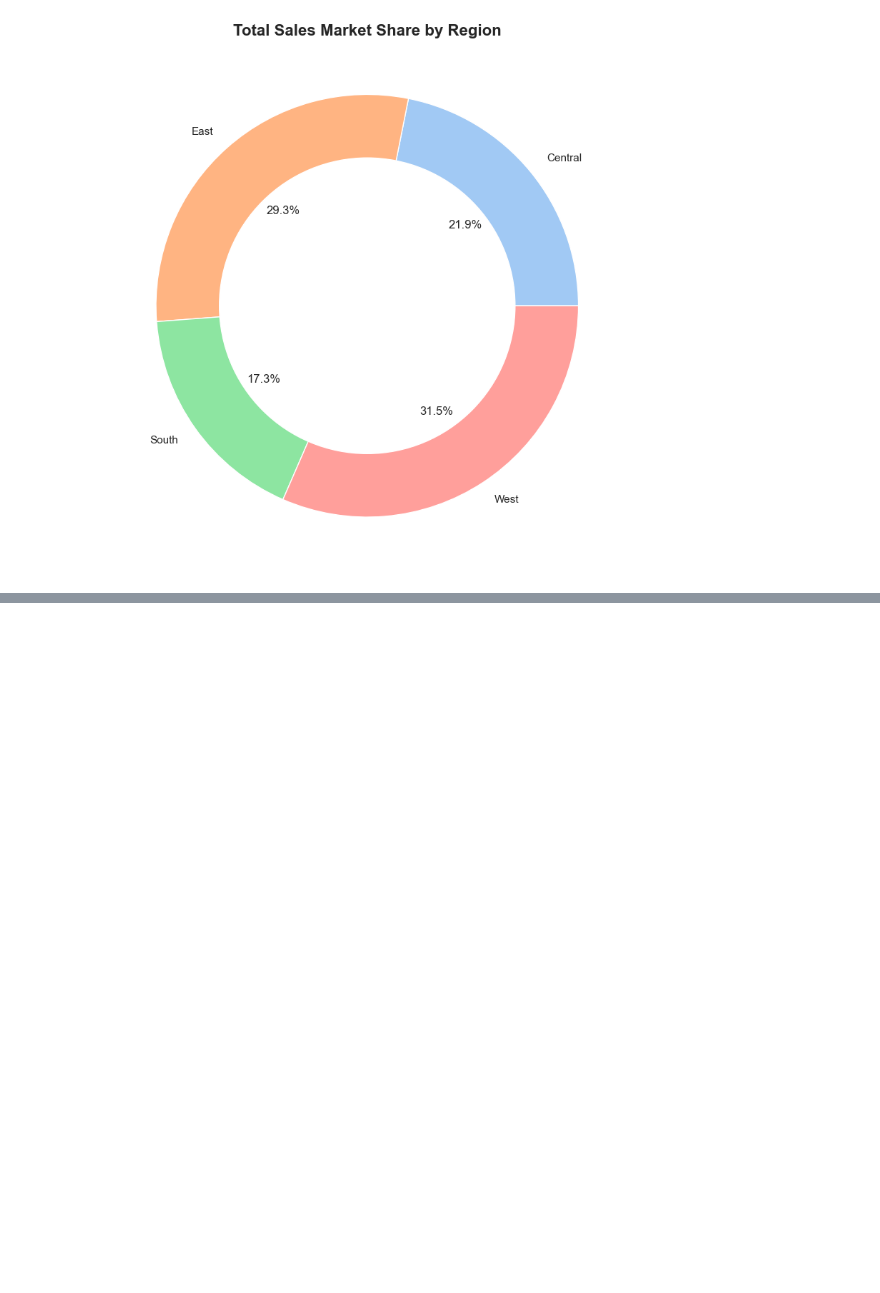
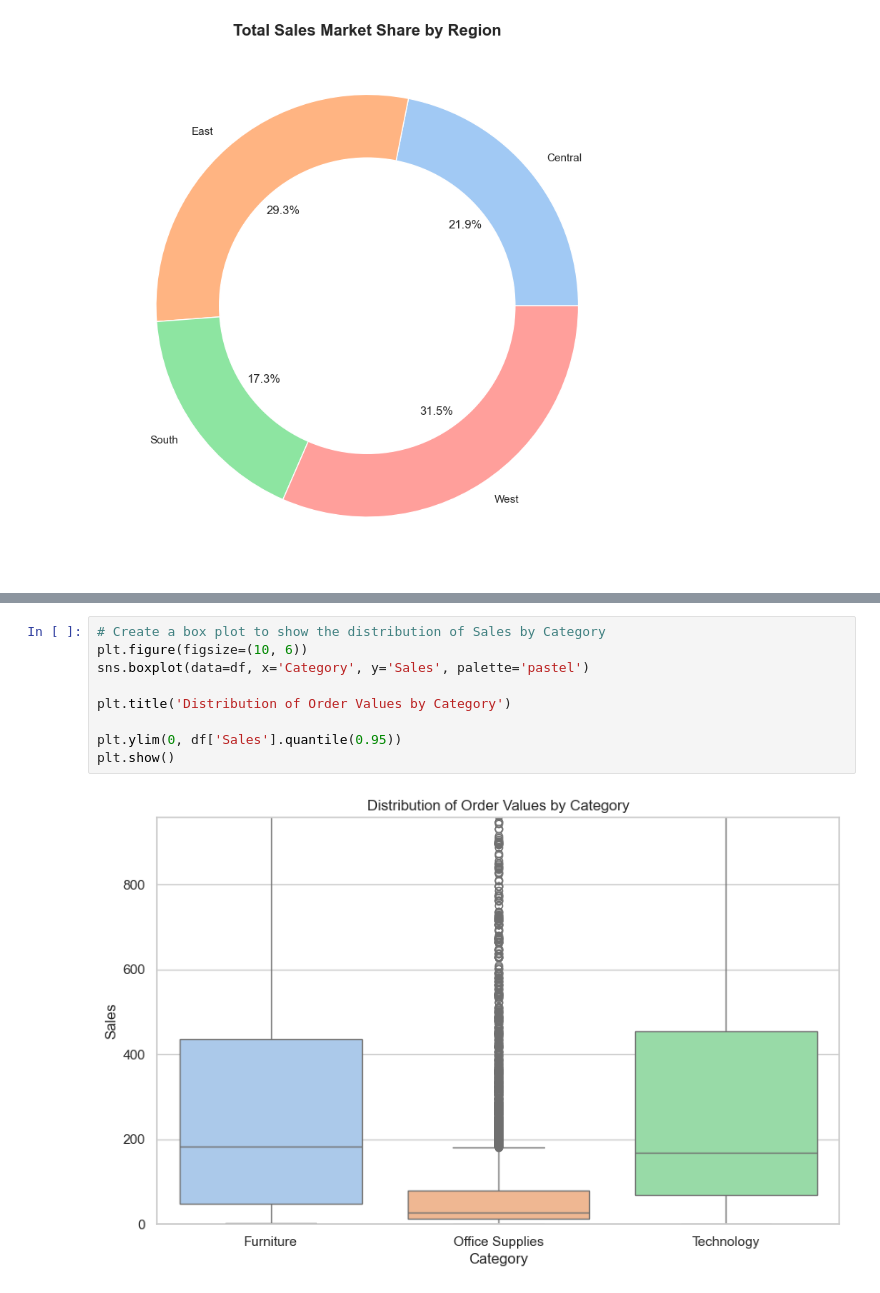
Before and after one commit to Premr24/Retail-Sales-Dashboard, a Jupyter notebook: notebooks/data_cleaning.ipynb, the cells around one changed output, grey strips where cells are left out. Saved outputs shown, nothing was run; the diff lists cells and outputs as text; blank space fills up the shorter version.

```diff
--- a/notebooks/data_cleaning.ipynb
+++ b/notebooks/data_cleaning.ipynb
@@ -320,0 +370,11 @@ plt.show()
+# %%
+# Create a box plot to show the distribution of Sales by Category
+plt.figure(figsize=(10, 6))
+sns.boxplot(data=df, x='Category', y='Sales', palette='pastel')
+
+plt.title('Distribution of Order Values by Category')
+
+plt.ylim(0, df['Sales'].quantile(0.95))
+plt.show()
+# %% [output]
+[figure, added]
```
Also changed, not shown: parts of 6 cells of this notebook, 3 other files.
